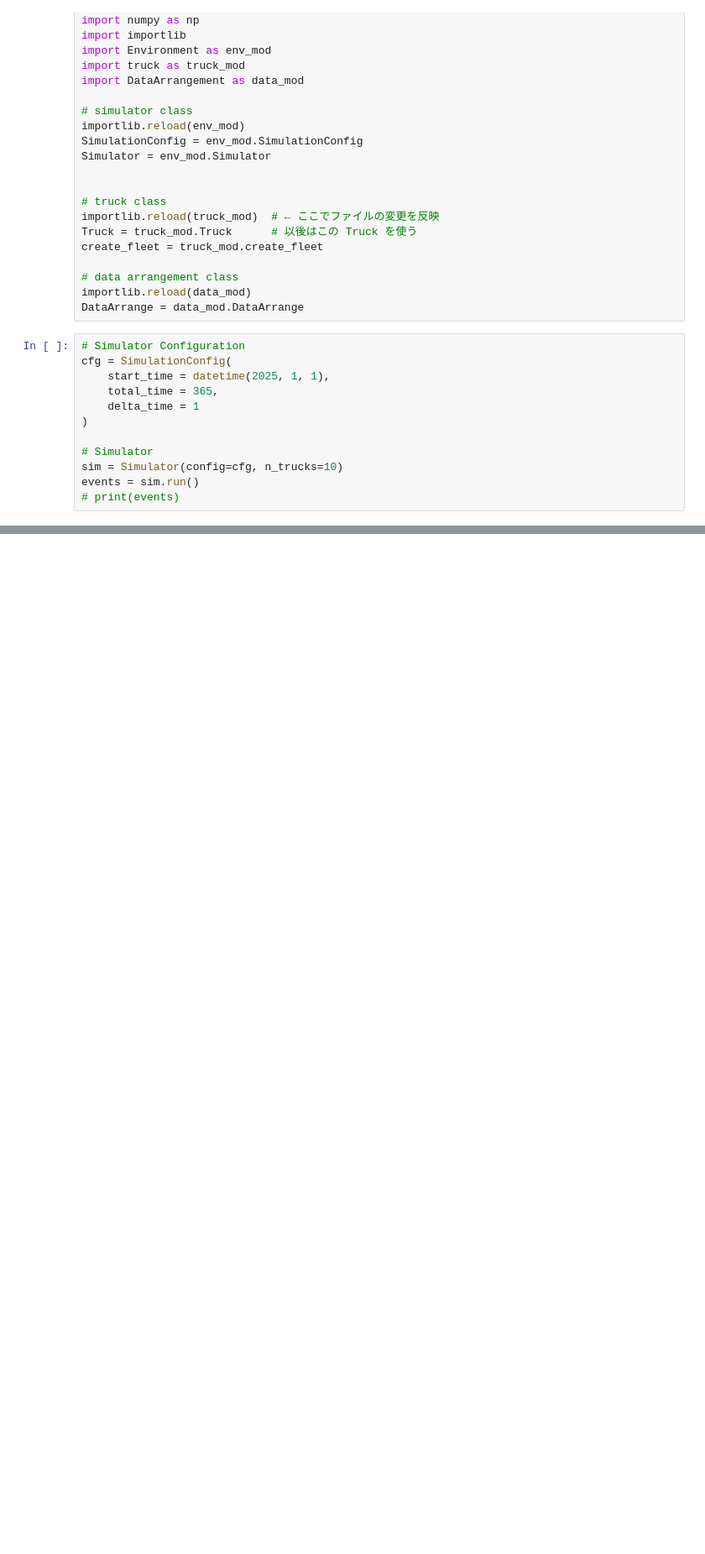
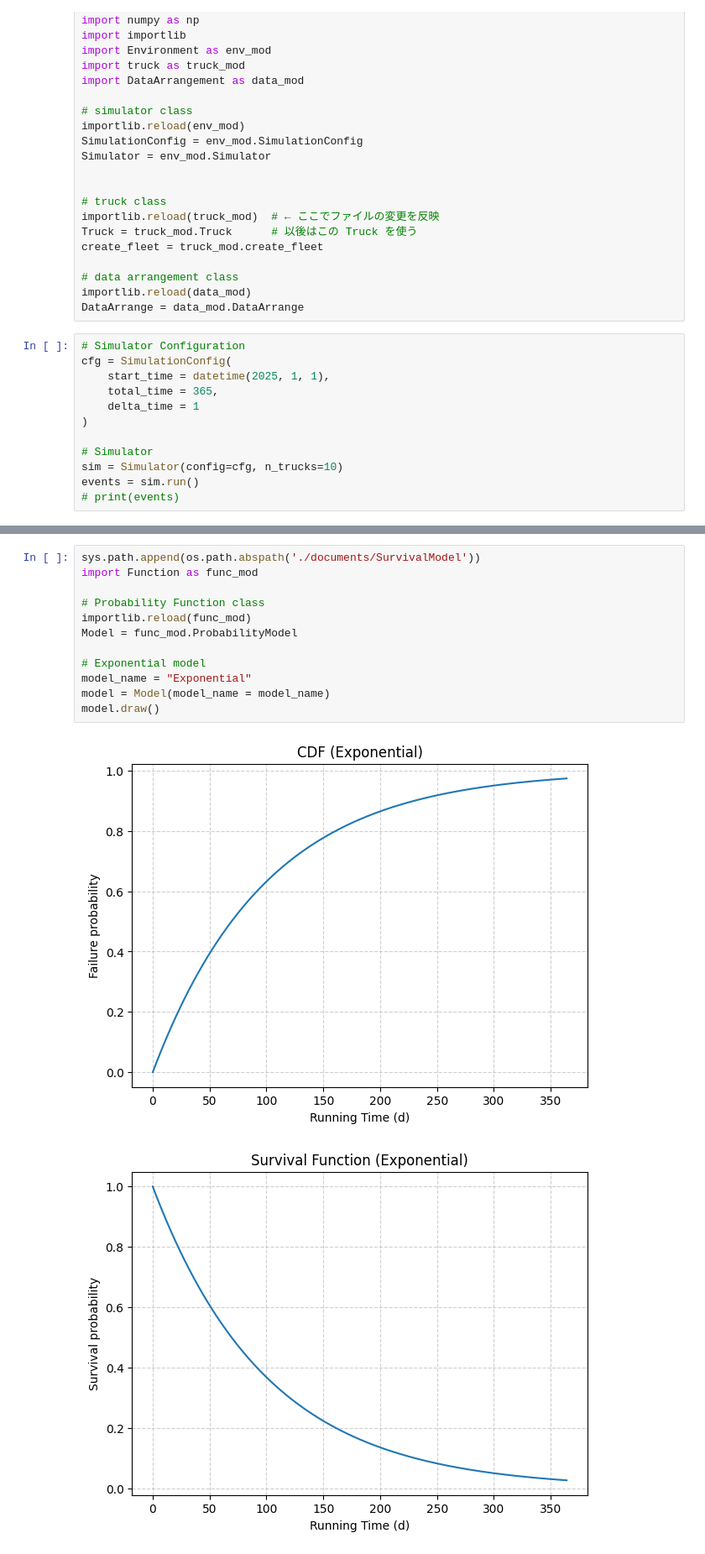
Before and after one commit to caisr-hh/TruckParts-Demand-Inventory-Simulator, a Jupyter notebook: main.ipynb, the cells around one changed output, grey strips where cells are left out. Shown at 84% size. Cells and saved outputs as stored; diff of their text form; blank space fills up the shorter version.

```diff
--- a/main.ipynb
+++ b/main.ipynb
@@ -55,0 +62,15 @@ for col in data_arrange.part_data.columns:
+# %%
+sys.path.append(os.path.abspath('./documents/SurvivalModel'))
+import Function as func_mod
+
+# Probability Function class
+importlib.reload(func_mod)
+Model = func_mod.ProbabilityModel
+
+# Exponential model
+model_name = "Exponential"
+model = Model(model_name = model_name)
+model.draw()
+# %% [output]
+[figure, added]
+[figure, added]
```
Also changed, not shown: parts of 5 cells of this notebook, 6 other files.
